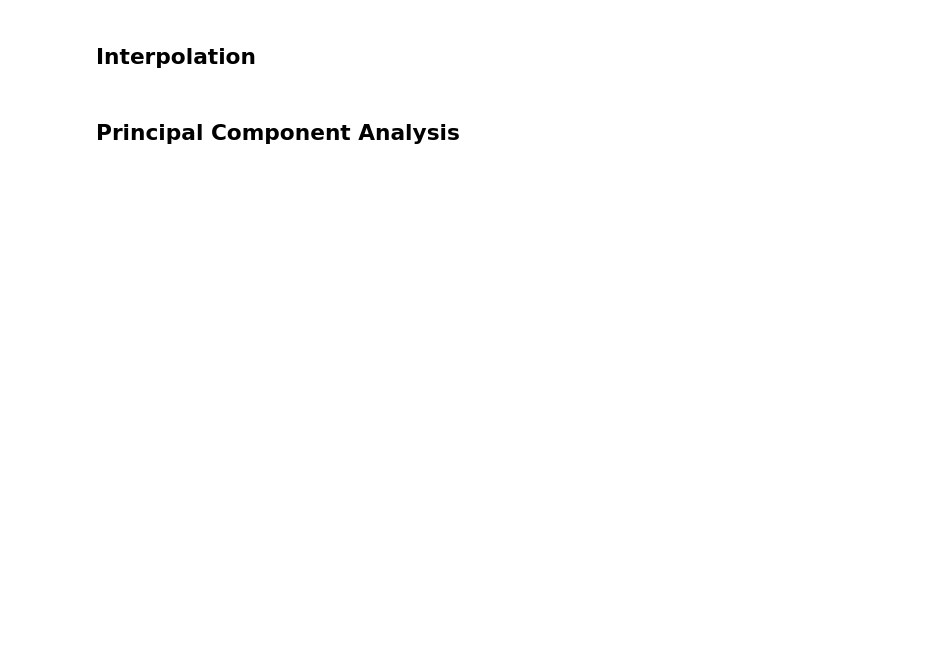
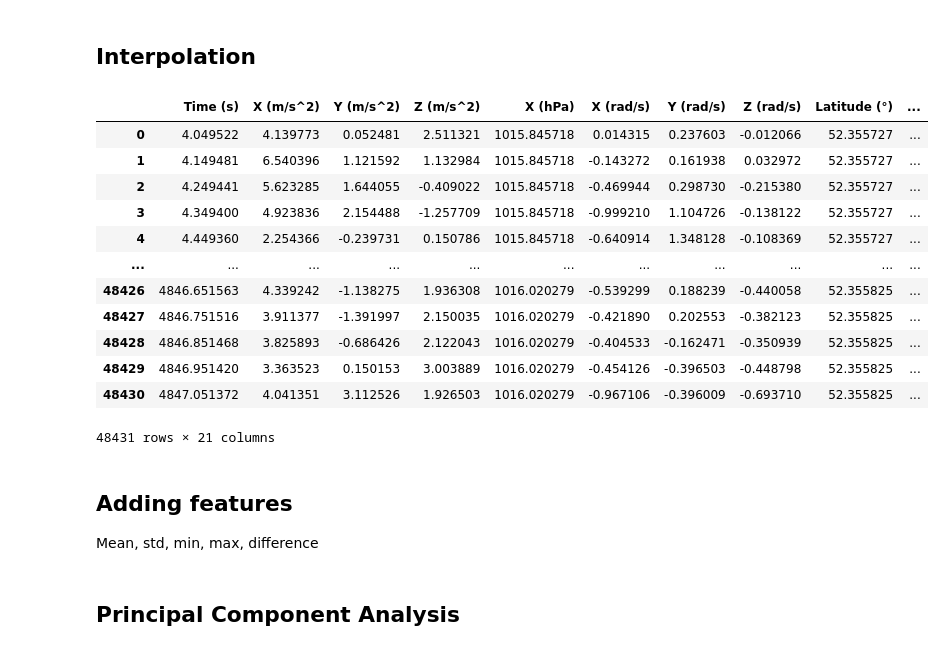
Before and after one commit to robertvanstraten/ml4qs, a Jupyter notebook: data_analysis.ipynb, the cells around one changed output. Drawn from its saved outputs; the diff is of its cells as text; code cells hidden in the pictures; blank space fills up the shorter version.

```diff
--- a/data_analysis.ipynb
+++ b/data_analysis.ipynb
@@ -161,5 +207,24 @@ def interpolate(df, columns=None):
 
     return df
 
-interpolated_df = interpolate(df)
+interpolated_df = interpolate(df_filt)
 # interpolated_df
+# %%
+interpolated_df
+# %% [output]
+|  | Time (s) | X (m/s^2) | Y (m/s^2) | Z (m/s^2) | X (hPa) | X (rad/s) | Y (rad/s) | Z (rad/s) | Latitude (°) | ... |
+| 0 | 4.049522 | 4.139773 | 0.052481 | 2.511321 | 1015.845718 | 0.014315 | 0.237603 | -0.012066 | 52.355727 | ... |
+| 1 | 4.149481 | 6.540396 | 1.121592 | 1.132984 | 1015.845718 | -0.143272 | 0.161938 | 0.032972 | 52.355727 | ... |
+| 2 | 4.249441 | 5.623285 | 1.644055 | -0.409022 | 1015.845718 | -0.469944 | 0.298730 | -0.215380 | 52.355727 | ... |
+| 3 | 4.349400 | 4.923836 | 2.154488 | -1.257709 | 1015.845718 | -0.999210 | 1.104726 | -0.138122 | 52.355727 | ... |
+| 4 | 4.449360 | 2.254366 | -0.239731 | 0.150786 | 1015.845718 | -0.640914 | 1.348128 | -0.108369 | 52.355727 | ... |
+| ... | ... | ... | ... | ... | ... | ... | ... | ... | ... | ... |
+| 48426 | 4846.651563 | 4.339242 | -1.138275 | 1.936308 | 1016.020279 | -0.539299 | 0.188239 | -0.440058 | 52.355825 | ... |
+| 48427 | 4846.751516 | 3.911377 | -1.391997 | 2.150035 | 1016.020279 | -0.421890 | 0.202553 | -0.382123 | 52.355825 | ... |
+| 48428 | 4846.851468 | 3.825893 | -0.686426 | 2.122043 | 1016.020279 | -0.404533 | -0.162471 | -0.350939 | 52.355825 | ... |
+| 48429 | 4846.951420 | 3.363523 | 0.150153 | 3.003889 | 1016.020279 | -0.454126 | -0.396503 | -0.448798 | 52.355825 | ... |
+| 48430 | 4847.051372 | 4.041351 | 3.112526 | 1.926503 | 1016.020279 | -0.967106 | -0.396009 | -0.693710 | 52.355825 | ... |
+48431 rows × 21 columns
+# %% [markdown]
+## Adding features
+Mean, std, min, max, difference
```
Also changed, not shown: parts of 11 cells of this notebook.
